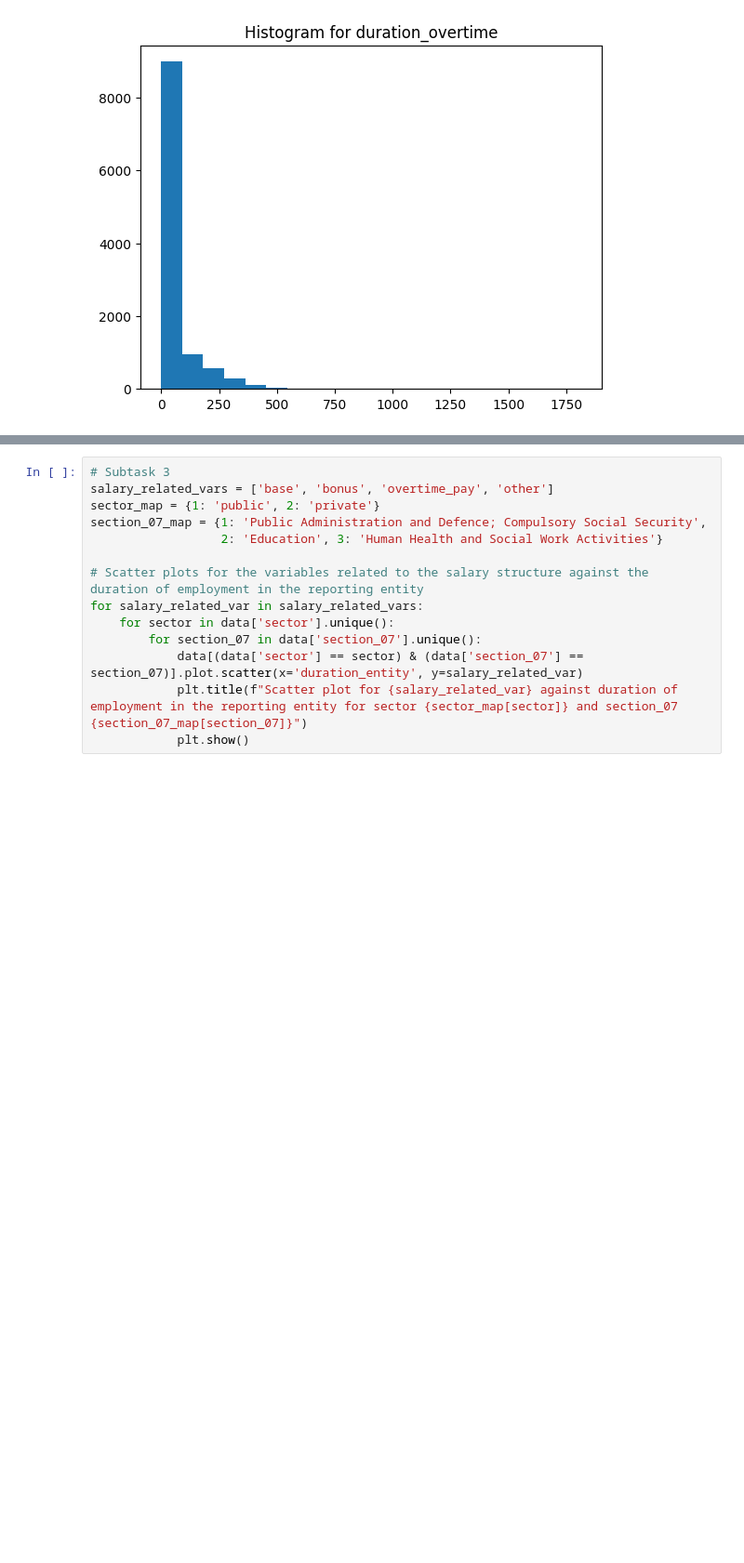
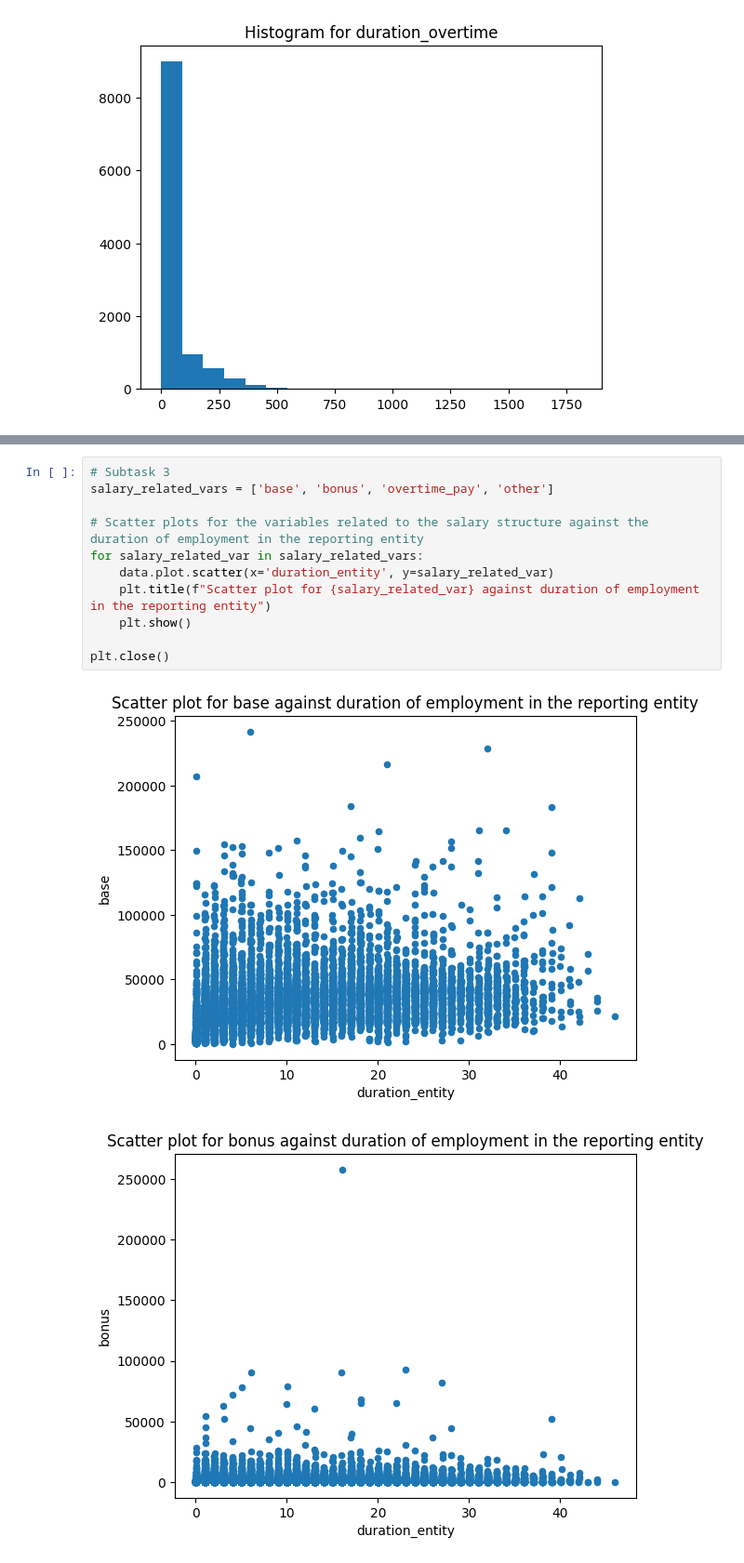
Before and after one commit to mtraczyk/MachineLearningUW, a Jupyter notebook: StatisticalMachineLearning/SML_2023_project_1.ipynb, the cells around one changed output, grey strips where cells are left out. Shown at 93% size. Cells and saved outputs as stored; diff of their text form; blank space fills up the shorter version.

```diff
--- a/StatisticalMachineLearning/SML_2023_project_1.ipynb
+++ b/StatisticalMachineLearning/SML_2023_project_1.ipynb
@@ -240,14 +242,14 @@ profile.to_file("earnings-report.html")
 # %%
 # Subtask 3
 salary_related_vars = ['base', 'bonus', 'overtime_pay', 'other']
-sector_map = {1: 'public', 2: 'private'}
-section_07_map = {1: 'Public Administration and Defence; Compulsory Social Security',
-                  2: 'Education', 3: 'Human Health and Social Work Activities'}
 
 # Scatter plots for the variables related to the salary structure against the duration of employment in the reporting entity
 for salary_related_var in salary_related_vars:
-    for sector in data['sector'].unique():
-        for section_07 in data['section_07'].unique():
-            data[(data['sector'] == sector) & (data['section_07'] == section_07)].plot.scatter(x='duration_entity', y=salary_related_var)
-            plt.title(f"Scatter plot for {salary_related_var} against duration of employment in the reporting entity for sector {sector_map[sector]} and section_07 {section_07_map[section_07]}")
-            plt.show()
+    data.plot.scatter(x='duration_entity', y=salary_related_var)
+    plt.title(f"Scatter plot for {salary_related_var} against duration of employment in the reporting entity")
+    plt.show()
+
+plt.close()
+# %% [output]
+[figure, added]
+[figure, added]
```
Also changed, not shown: parts of 8 cells of this notebook.
